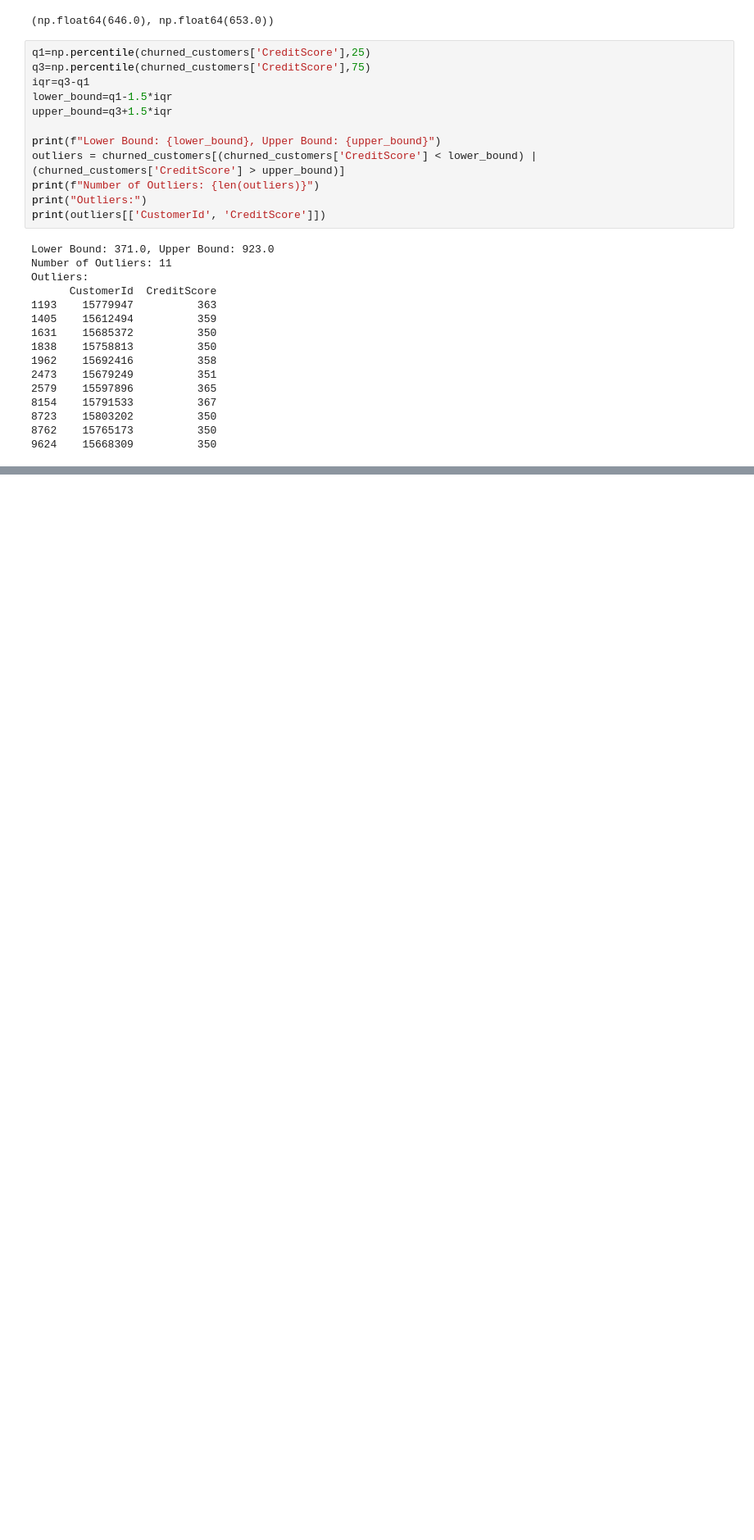
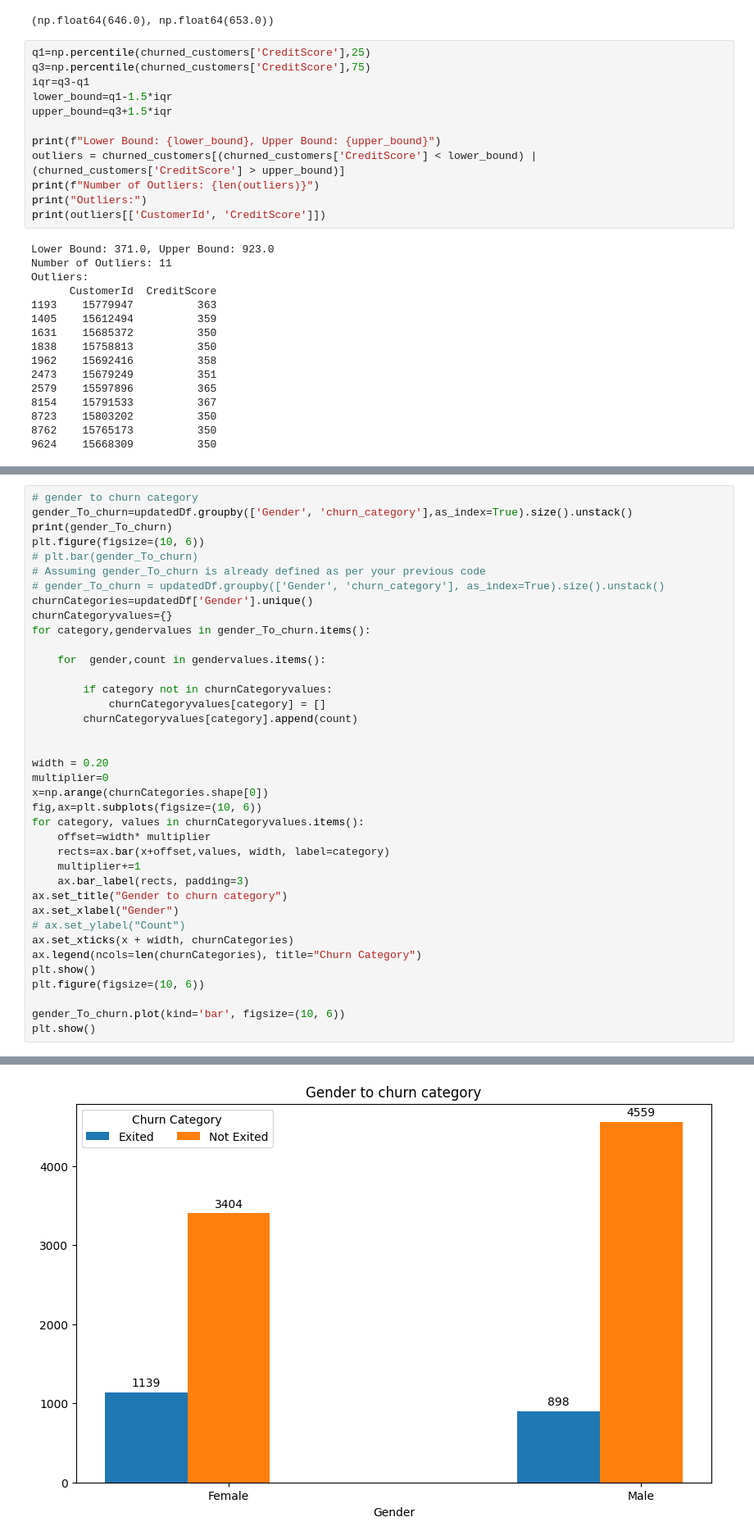
Before and after one commit to Nikhil-Kudupudi/Churn-Modelling, a Jupyter notebook: notebook/EDA.ipynb, the cells around one changed output, grey strips where cells are left out. Shown: that part at 82% size. Drawn from its saved outputs; the diff is of its cells as text; blank space fills up the shorter version.

```diff
--- a/notebook/EDA.ipynb
+++ b/notebook/EDA.ipynb
@@ -259,0 +254,39 @@ Outliers:
+# %%
+# gender to churn category
+gender_To_churn=updatedDf.groupby(['Gender', 'churn_category'],as_index=True).size().unstack()
+print(gender_To_churn)
+plt.figure(figsize=(10, 6))
+# plt.bar(gender_To_churn)
+# Assuming gender_To_churn is already defined as per your previous code
+# gender_To_churn = updatedDf.groupby(['Gender', 'churn_category'], as_index=True).size().unstack()
+churnCategories=updatedDf['Gender'].unique()
+churnCategoryvalues={}
+for category,gendervalues in gender_To_churn.items():
+
+    for  gender,count in gendervalues.items():
+
+        if category not in churnCategoryvalues:
+            churnCategoryvalues[category] = []
+        churnCategoryvalues[category].append(count)
+
+
+width = 0.20
+multiplier=0
+x=np.arange(churnCategories.shape[0])
+fig,ax=plt.subplots(figsize=(10, 6))
+for category, values in churnCategoryvalues.items():
+    offset=width* multiplier
+    rects=ax.bar(x+offset,values, width, label=category)
+    multiplier+=1
+    ax.bar_label(rects, padding=3)
+ax.set_title("Gender to churn category")
+ax.set_xlabel("Gender")
+# ax.set_ylabel("Count")
+ax.set_xticks(x + width, churnCategories)
+ax.legend(ncols=len(churnCategories), title="Churn Category")
+plt.show()
+plt.figure(figsize=(10, 6))
+
+gender_To_churn.plot(kind='bar', figsize=(10, 6))
+plt.show()
+# %% [output]
@@ -259,0 +298 @@ Outliers:
+[figure, added]
```
Also changed, not shown: parts of 18 cells of this notebook, 1 other file.
